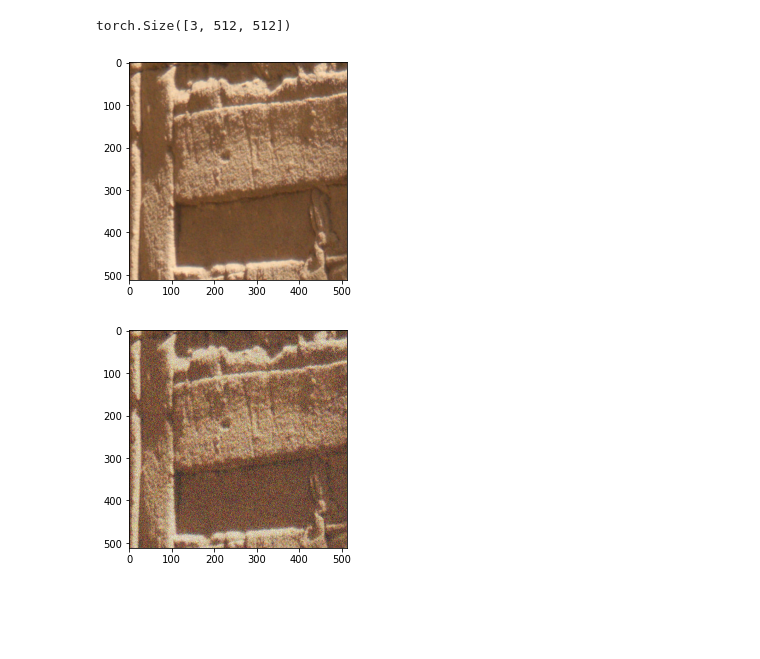
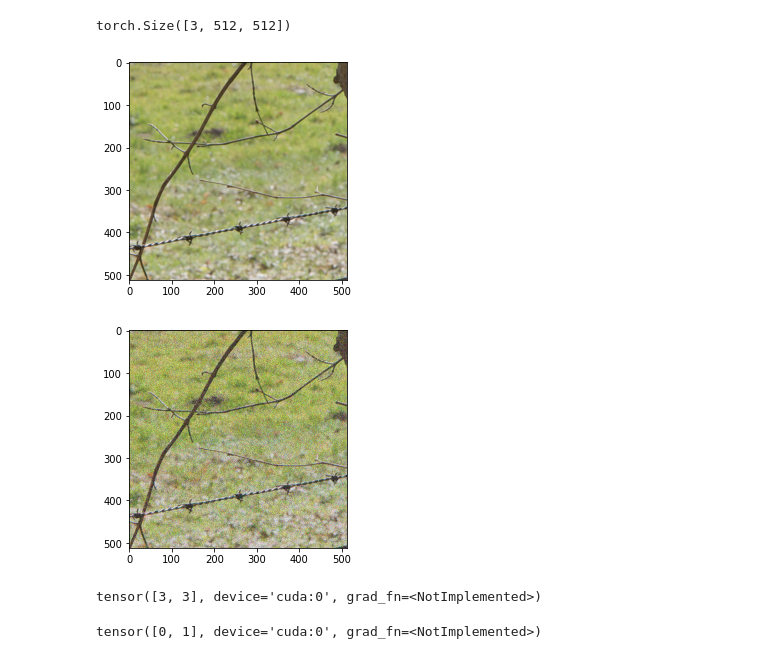
Before and after one commit to Tanveer81/DSec_project, a Jupyter notebook: adversarial-attack.ipynb, the cells around one changed output. Saved outputs shown, nothing was run; the diff lists cells and outputs as text; code cells hidden in the pictures; blank space fills up the shorter version.

```diff
--- a/adversarial-attack.ipynb
+++ b/adversarial-attack.ipynb
@@ -685,12 +685,20 @@ adversarial_images[0].shape
 # %% [output]
 torch.Size([3, 512, 512])
 # %%
-plt.imshow(images[0].permute(1, 2, 0).cpu())
+plt.imshow(images[1].permute(1, 2, 0).cpu())
 plt.show()
 # %% [output]
-[figure, old version]
+[figure, new version]
 # %%
-plt.imshow(adversarial_images[0].permute(1, 2, 0).cpu())
+plt.imshow(adversarial_images[1].permute(1, 2, 0).cpu())
 plt.show()
 # %% [output]
-[figure, old version]
+[figure, new version]
+# %%
+torch.argmax(net(adversarial_images),axis=1)
+# %% [output]
+tensor([3, 3], device='cuda:0', grad_fn=<NotImplemented>)
+# %%
+torch.argmax(net(images.cuda()),axis=1)
+# %% [output]
+tensor([0, 1], device='cuda:0', grad_fn=<NotImplemented>)
```
Also changed, not shown: parts of 3 cells of this notebook.
